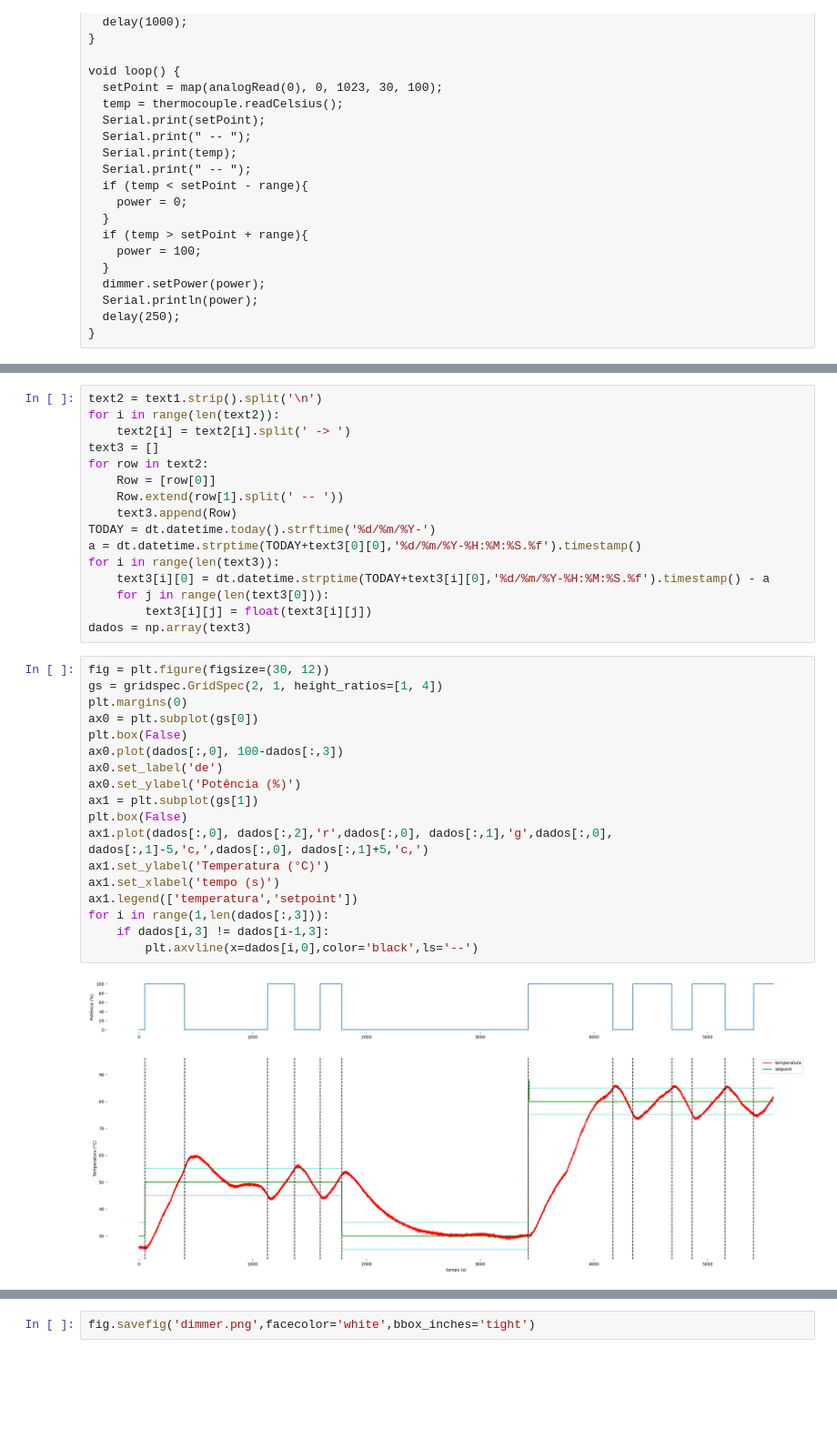
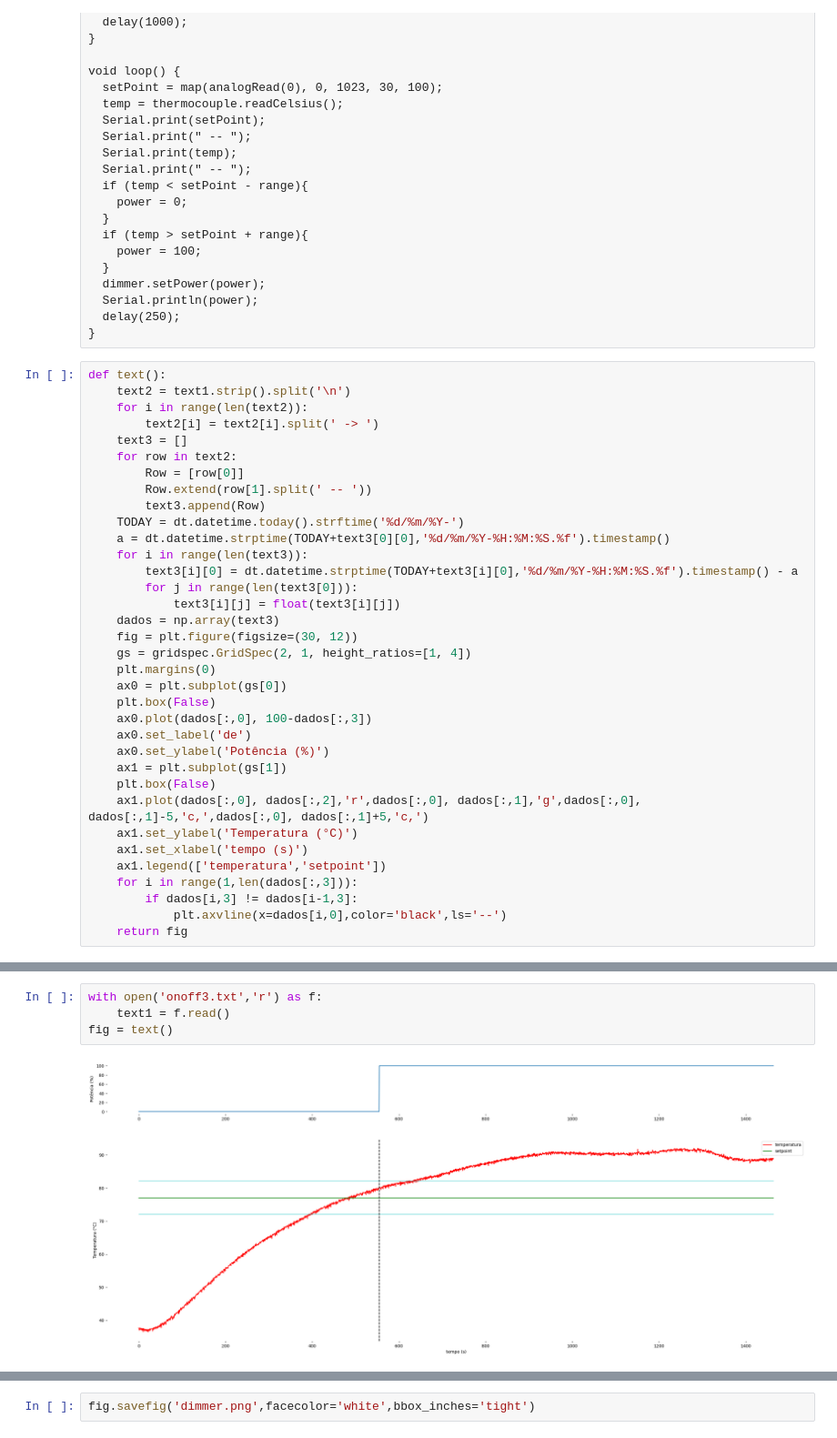
Before and after one commit to hg-heds/Arduino, a Jupyter notebook: dimmer_onoff/dimmer_onoff.ipynb, the cells around one changed output, grey strips where cells are left out. Shown: that part at 91% size. Cells and saved outputs as stored; diff of their text form; blank space fills up the shorter version.

Commit message:
onoff

```diff
--- a/dimmer_onoff/dimmer_onoff.ipynb
+++ b/dimmer_onoff/dimmer_onoff.ipynb
@@ -41,6 +41,41 @@ void loop() {
   Serial.println(power);
   delay(250);
 }
+# %%
+def text():
+    text2 = text1.strip().split('\n')
+    for i in range(len(text2)):
+        text2[i] = text2[i].split(' -> ')
+    text3 = []
+    for row in text2:
+        Row = [row[0]]
+        Row.extend(row[1].split(' -- '))
+        text3.append(Row)
+    TODAY = dt.datetime.today().strftime('%d/%m/%Y-')
+    a = dt.datetime.strptime(TODAY+text3[0][0],'%d/%m/%Y-%H:%M:%S.%f').timestamp()
+    for i in range(len(text3)):
+        text3[i][0] = dt.datetime.strptime(TODAY+text3[i][0],'%d/%m/%Y-%H:%M:%S.%f').timestamp() - a
+        for j in range(len(text3[0])):
+            text3[i][j] = float(text3[i][j])
+    dados = np.array(text3)
+    fig = plt.figure(figsize=(30, 12))
+    gs = gridspec.GridSpec(2, 1, height_ratios=[1, 4])
+    plt.margins(0)
+    ax0 = plt.subplot(gs[0])
+    plt.box(False)
+    ax0.plot(dados[:,0], 100-dados[:,3])
+    ax0.set_label('de')
+    ax0.set_ylabel('Potência (%)')
+    ax1 = plt.subplot(gs[1])
+    plt.box(False)
+    ax1.plot(dados[:,0], dados[:,2],'r',dados[:,0], dados[:,1],'g',dados[:,0], dados[:,1]-5,'c,',dados[:,0], dados[:,1]+5,'c,')
+    ax1.set_ylabel('Temperatura (°C)')
+    ax1.set_xlabel('tempo (s)')
+    ax1.legend(['temperatura','setpoint'])
+    for i in range(1,len(dados[:,3])):
+        if dados[i,3] != dados[i-1,3]:
+            plt.axvline(x=dados[i,0],color='black',ls='--')
+    return fig
 # %%
 with open('onoff1.txt','r') as f:
     text1 = f.read()
@@ -47,36 +85,6 @@ with open('onoff1.txt','r') as f:
-# %%
-text2 = text1.strip().split('\n')
-for i in range(len(text2)):
-    text2[i] = text2[i].split(' -> ')
-text3 = []
-for row in text2:
-    Row = [row[0]]
-    Row.extend(row[1].split(' -- '))
-    text3.append(Row)
-TODAY = dt.datetime.today().strftime('%d/%m/%Y-')
-a = dt.datetime.strptime(TODAY+text3[0][0],'%d/%m/%Y-%H:%M:%S.%f').timestamp()
-for i in range(len(text3)):
-    text3[i][0] = dt.datetime.strptime(TODAY+text3[i][0],'%d/%m/%Y-%H:%M:%S.%f').timestamp() - a
-    for j in range(len(text3[0])):
-        text3[i][j] = float(text3[i][j])
-dados = np.array(text3)
-# %%
-fig = plt.figure(figsize=(30, 12))
-gs = gridspec.GridSpec(2, 1, height_ratios=[1, 4])
-plt.margins(0)
-ax0 = plt.subplot(gs[0])
-plt.box(False)
-ax0.plot(dados[:,0], 100-dados[:,3])
-ax0.set_label('de')
-ax0.set_ylabel('Potência (%)')
-ax1 = plt.subplot(gs[1])
-plt.box(False)
-ax1.plot(dados[:,0], dados[:,2],'r',dados[:,0], dados[:,1],'g',dados[:,0], dados[:,1]-5,'c,',dados[:,0], dados[:,1]+5,'c,')
-ax1.set_ylabel('Temperatura (°C)')
-ax1.set_xlabel('tempo (s)')
-ax1.legend(['temperatura','setpoint'])
-for i in range(1,len(dados[:,3])):
-    if dados[i,3] != dados[i-1,3]:
-        plt.axvline(x=dados[i,0],color='black',ls='--')
-# %% [output]
-[figure, removed]
+# %%
+with open('onoff3.txt','r') as f:
+    text1 = f.read()
+fig = text()
+# %% [output]
+[figure, added]
```
Also changed, not shown: parts of 2 cells of this notebook, 14 other files.
